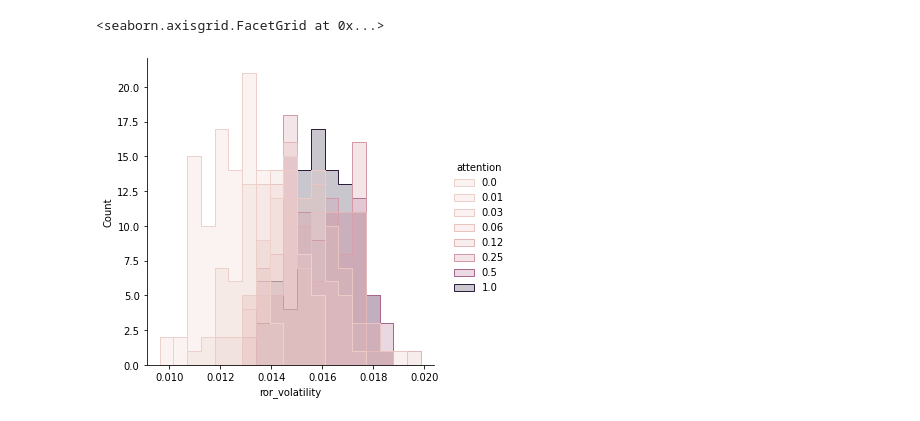
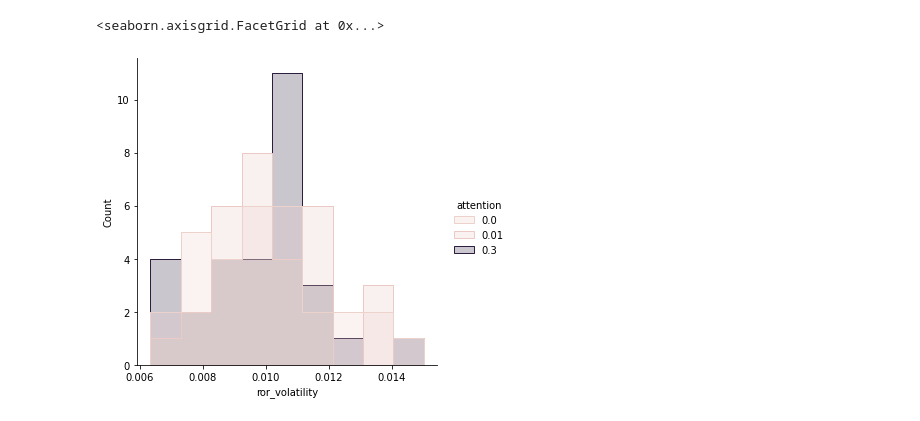
Before and after one commit to sbenthall/SHARKFin, a Jupyter notebook: HARK/Analysis.ipynb, the cells around one changed output. Saved outputs shown, nothing was run; the diff lists cells and outputs as text; code cells hidden in the pictures.

```diff
--- a/HARK/Analysis.ipynb
+++ b/HARK/Analysis.ipynb
@@ -4,20 +4,23 @@ import pandas as pd
 # %%
 import seaborn as sns
 
-data = pd.read_csv("study-2021-Jun-1623428048_12:14).csv")
-data = data.drop(columns="Unnamed: 0")
+rdata = pd.read_csv("study-2021-Jun-14_21:25.csv")
+rdata = rdata.drop(columns="Unnamed: 0")
 
-data["att_cat"] = data['attention'].apply(lambda x: str(x) + ' ')
+rdata["att_cat"] = data['attention'].apply(lambda x: str(x) + ' ')
+rdata["mock"] = data['seconds'] < 100
+
+data = rdata[~data["mock"]]
 
 sns.displot(
-    data,
+    data[~data['mock']],
     x="ror_volatility",
     hue="attention",
     element='step'
 )
 # %% [output]
 <seaborn.axisgrid.FacetGrid at 0x...>
-[figure, old version]
+[figure, new version]
 # %%
 data
 # %% [output]
```
Also changed, not shown: parts of 9 cells of this notebook, 3 other files.
